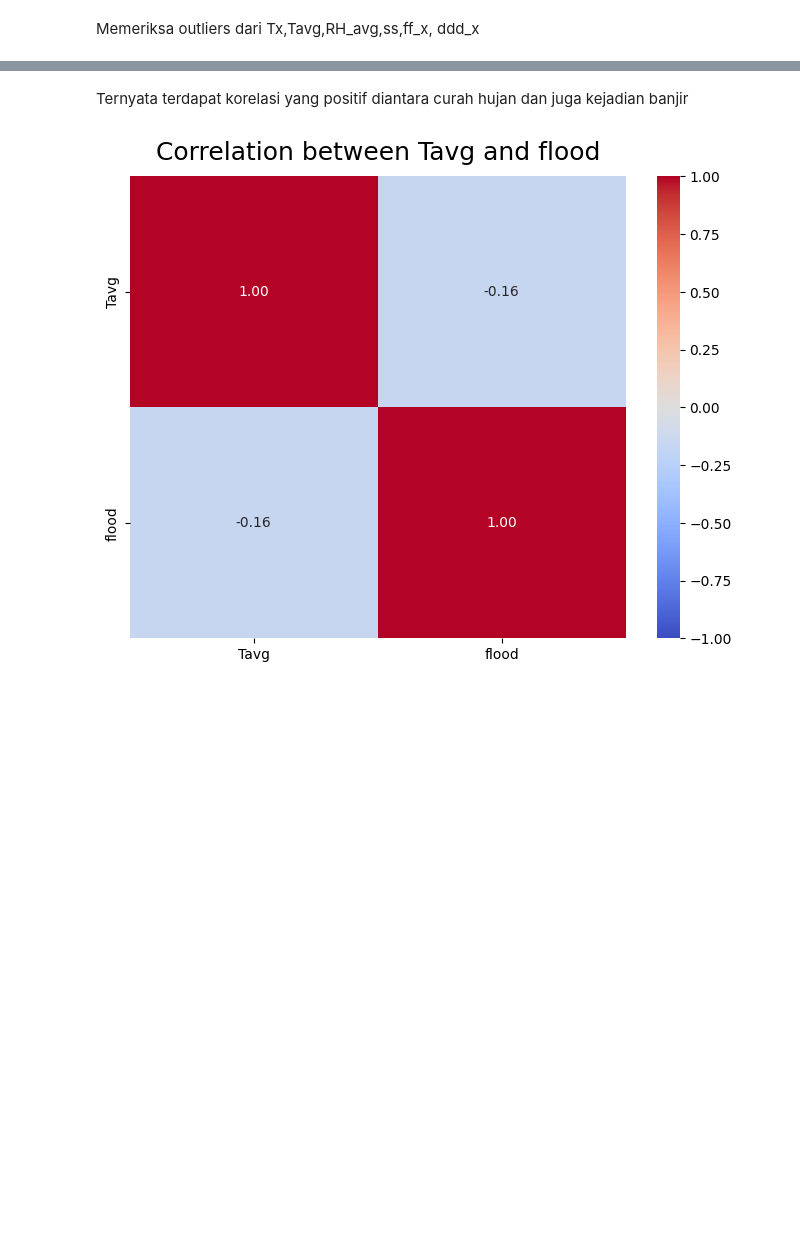
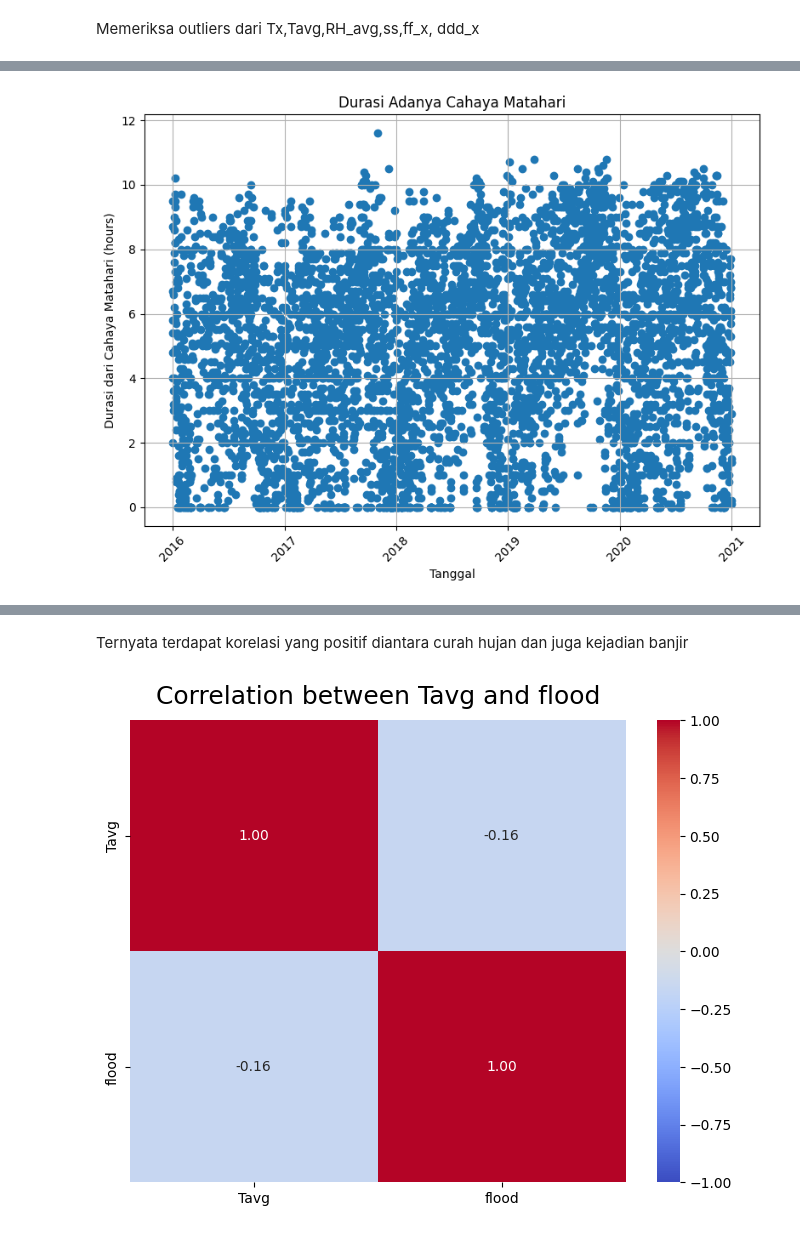
Before and after one commit to Fadhil-hi/Intern-BCC-2024, a Jupyter notebook: Code/first_EDA.ipynb, the cells around one changed output, grey strips where cells are left out. Saved outputs shown, nothing was run; the diff lists cells and outputs as text; code cells hidden in the pictures; blank space fills up the shorter version.

```diff
--- a/Code/first_EDA.ipynb
+++ b/Code/first_EDA.ipynb
@@ -435,0 +356,4 @@ Kita ingin mengetahui korelasi curah hujan dan kejadian banjir dengan menggunaka
+# %%
+plot_weather_data(df, 'date', 'ss', 'Durasi Adanya Cahaya Matahari', 'Tanggal', 'Durasi dari Cahaya Matahari (hours)')
+# %% [output]
+[figure, added]
```
Also changed, not shown: parts of 73 cells of this notebook.
